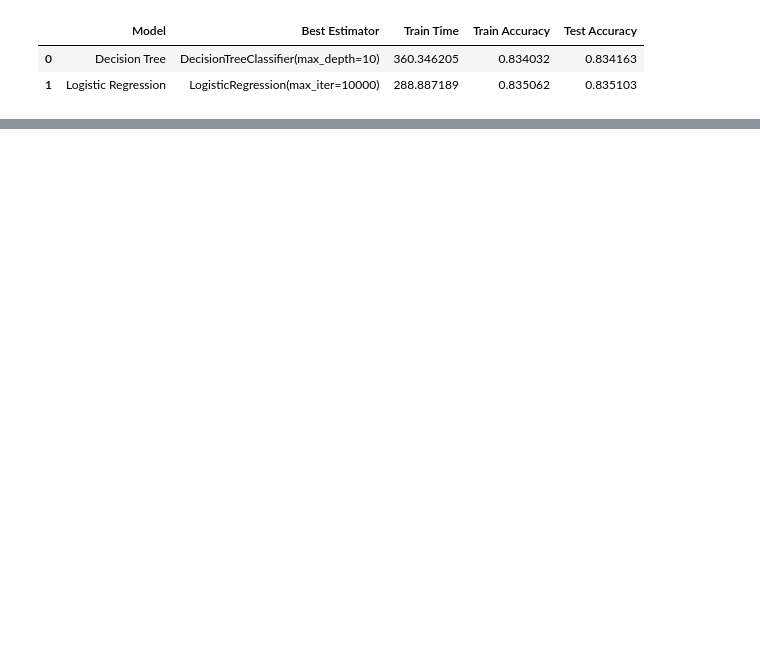
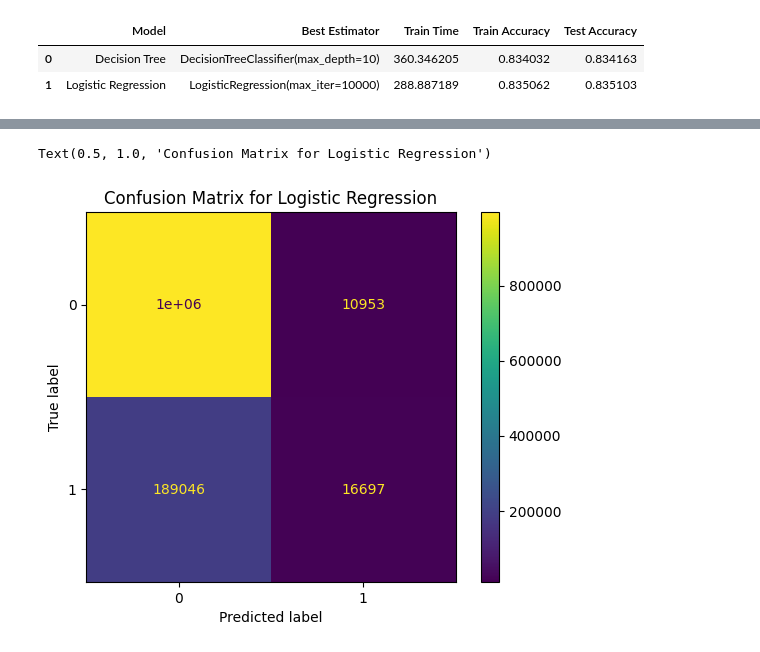
Before and after one commit to girishnath/machinelearning, a Jupyter notebook: click-through-prediction/3-click-through-prediction-modeling.ipynb, the cells around one changed output, grey strips where cells are left out. Drawn from its saved outputs; the diff is of its cells as text; code cells hidden in the pictures; blank space fills up the shorter version.

```diff
--- a/click-through-prediction/3-click-through-prediction-modeling.ipynb
+++ b/click-through-prediction/3-click-through-prediction-modeling.ipynb
@@ -169,0 +198,14 @@ results_df
+# %%
+lr = LogisticRegression(max_iter=10000).fit(X_train, y_train)
+# %%
+
+y_pred = lr.predict(X_test)
+y_pred_proba = lr.predict_proba(X_test)[:,1]
+cm = confusion_matrix(y_test, y_pred)
+cm_display = ConfusionMatrixDisplay(confusion_matrix=cm,
+                       display_labels=lr.classes_)
+cm_display.plot()
+cm_display.ax_.set_title("Confusion Matrix for Logistic Regression")
+# %% [output]
+Text(0.5, 1.0, 'Confusion Matrix for Logistic Regression')
+[figure, added]
```
Also changed, not shown: parts of 18 cells of this notebook, 4 other files.
